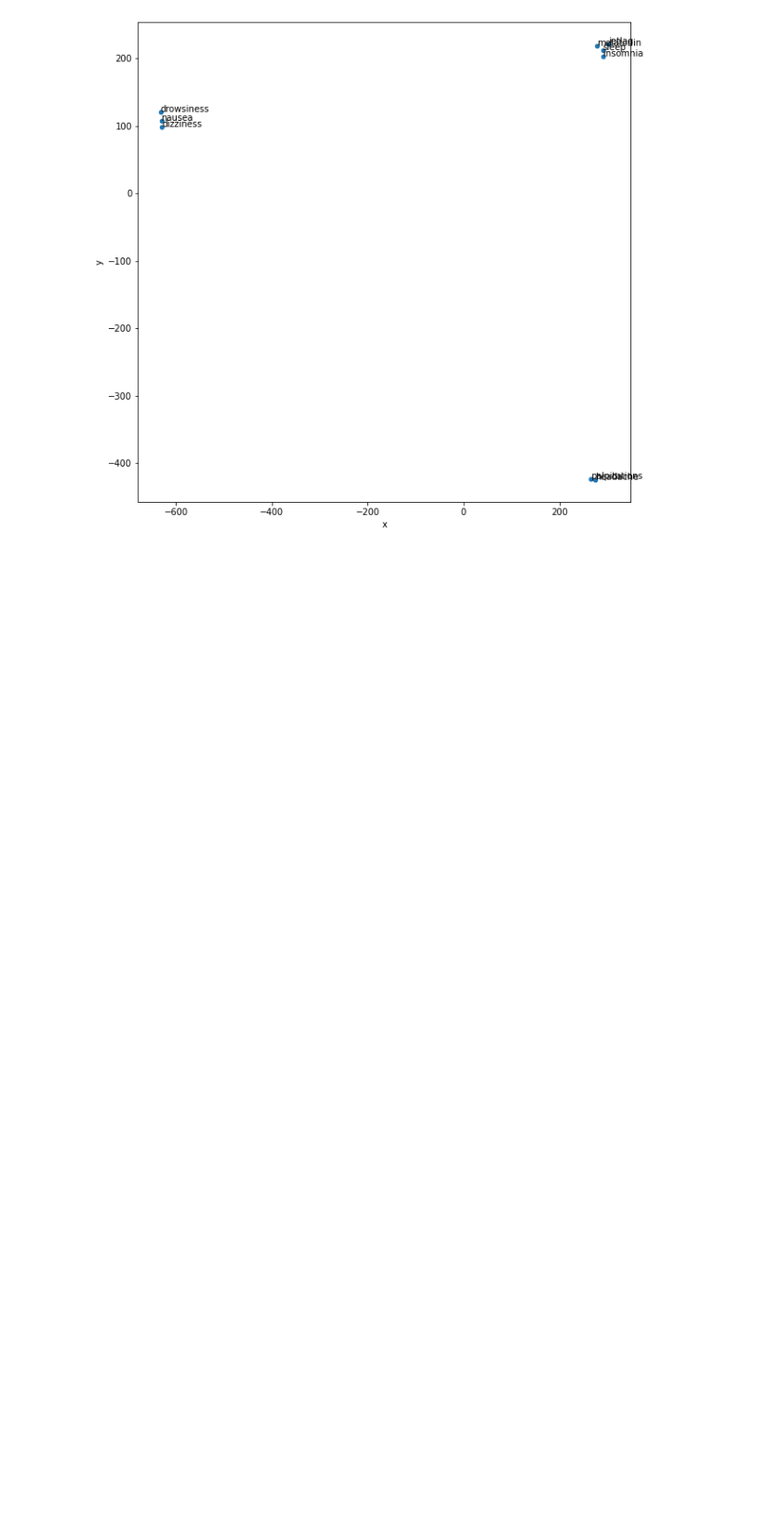
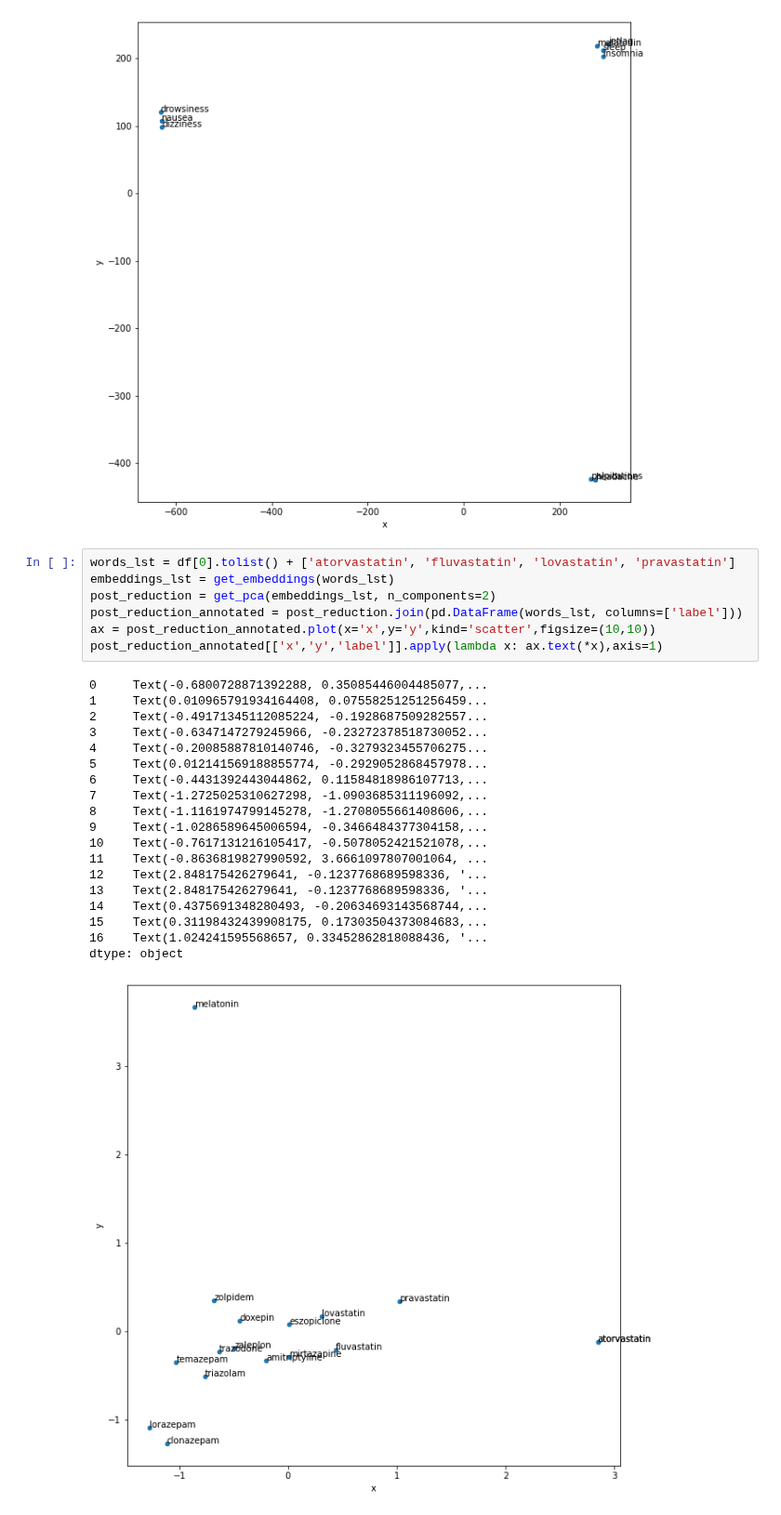
Before and after one commit to nlei1/nlp-notebooks, a Jupyter notebook: template.ipynb, the cells around one changed output. Shown at 93% size. Drawn from its saved outputs; the diff is of its cells as text; blank space fills up the shorter version.

```diff
--- a/template.ipynb
+++ b/template.ipynb
@@ -122,3 +138,30 @@ plot_with_labels('melatonin', False)
 # %% [output]
 [figure]
 [figure]
+# %%
+words_lst = df[0].tolist() + ['atorvastatin', 'fluvastatin', 'lovastatin', 'pravastatin']
+embeddings_lst = get_embeddings(words_lst)
+post_reduction = get_pca(embeddings_lst, n_components=2)
+post_reduction_annotated = post_reduction.join(pd.DataFrame(words_lst, columns=['label']))
+ax = post_reduction_annotated.plot(x='x',y='y',kind='scatter',figsize=(10,10))
+post_reduction_annotated[['x','y','label']].apply(lambda x: ax.text(*x),axis=1)
+# %% [output]
+0     Text(-0.6800728871392288, 0.35085446004485077,...
+1     Text(0.010965791934164408, 0.07558251251256459...
+2     Text(-0.49171345112085224, -0.1928687509282557...
+3     Text(-0.6347147279245966, -0.23272378518730052...
+4     Text(-0.20085887810140746, -0.3279323455706275...
+5     Text(0.012141569188855774, -0.2929052868457978...
+6     Text(-0.4431392443044862, 0.11584818986107713,...
+7     Text(-1.2725025310627298, -1.0903685311196092,...
+8     Text(-1.1161974799145278, -1.2708055661408606,...
+9     Text(-1.0286589645006594, -0.3466484377304158,...
+10    Text(-0.7617131216105417, -0.5078052421521078,...
+11    Text(-0.8636819827990592, 3.6661097807001064, ...
+12    Text(2.848175426279641, -0.1237768689598336, '...
+13    Text(2.848175426279641, -0.1237768689598336, '...
+14    Text(0.4375691348280493, -0.20634693143568744,...
+15    Text(0.31198432439908175, 0.17303504373084683,...
+16    Text(1.024241595568657, 0.33452862818088436, '...
+dtype: object
+[figure, added]
```
Also changed, not shown: parts of 4 cells of this notebook.
